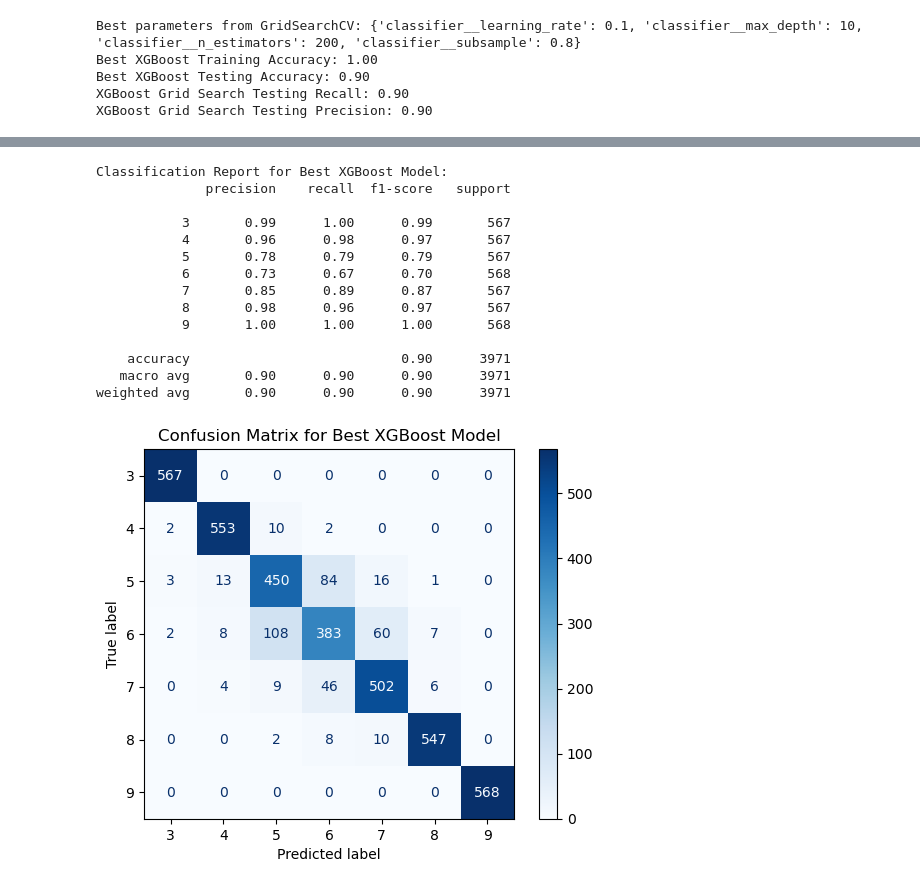
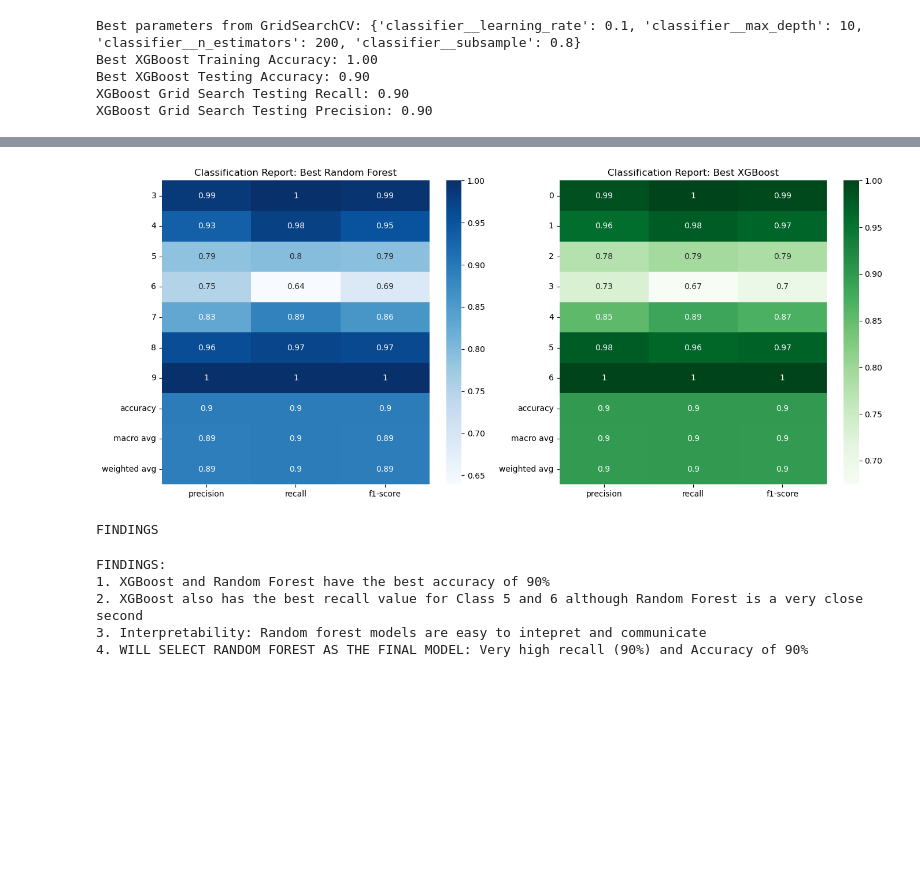
Before and after one commit to deepakkaushik72/Capstone_Wine_Quality_Classification, a Jupyter notebook: red_white_classification.ipynb, the cells around one changed output, grey strips where cells are left out. Saved outputs shown, nothing was run; the diff lists cells and outputs as text; code cells hidden in the pictures; blank space fills up the shorter version.

```diff
--- a/red_white_classification.ipynb
+++ b/red_white_classification.ipynb
@@ -980,27 +963,35 @@ weighted avg       0.89      0.90      0.89      3971
-# %%
-# classification report and confusion matrix for the best XGBoost model
-y_xgb_pred = best_xgb_model.predict(X_test)
-print("Classification Report for Best XGBoost Model:")
-print(classification_report(y_test_encoded, y_xgb_pred, target_names=label_encoder.classes_.astype(str)))
-
-cm = confusion_matrix(y_test_encoded, y_xgb_pred)
-disp = ConfusionMatrixDisplay(confusion_matrix=cm, display_labels=label_encoder.classes_.astype(str))
-disp.plot(cmap=plt.cm.Blues)
-plt.title('Confusion Matrix for Best XGBoost Model')
-plt.show()
-# %% [output]
-Classification Report for Best XGBoost Model:
-              precision    recall  f1-score   support
-
-           3       0.99      1.00      0.99       567
-           4       0.96      0.98      0.97       567
-           5       0.78      0.79      0.79       567
-           6       0.73      0.67      0.70       568
-           7       0.85      0.89      0.87       567
-           8       0.98      0.96      0.97       567
-           9       1.00      1.00      1.00       568
-
-    accuracy                           0.90      3971
-   macro avg       0.90      0.90      0.90      3971
-weighted avg       0.90      0.90      0.90      3971
-[figure, removed]
+# %%
+# CLASSIFICATION REPORT FOR BEST RANDOM FOREST AND BEST XGBOOST MODELS
+from sklearn.metrics import classification_report
+fig, axes = plt.subplots(1, 2, figsize=(14, 6))
+# Classification report for Best Random Forest
+rf_y_pred = best_rf_model.predict(X_test)
+rf_report = classification_report(y_test, rf_y_pred, output_dict=True)
+sns.heatmap(pd.DataFrame(rf_report).iloc[:-1, :].T, annot=True, cmap='Blues', ax=axes[0])
+axes[0].set_title('Classification Report: Best Random Forest')
+# Classification report for Best XGBoost
+xgb_y_pred = best_xgb_model.predict(X_test)
+xgb_report = classification_report(y_test_encoded, xgb_y_pred, output_dict=True)
+sns.heatmap(pd.DataFrame(xgb_report).iloc[:-1, :].T, annot=True, cmap='Greens', ax=axes[1])
+axes[1].set_title('Classification Report: Best XGBoost')
+plt.tight_layout()
+plt.show()
+# %% [output]
+[figure, added]
+# %%
+print("""FINDINGS""")
+# %% [output]
+FINDINGS
+# %%
+print("""FINDINGS:
+1. XGBoost and Random Forest have the best accuracy of 90%
+2. XGBoost also has the best recall value for Class 5 and 6 although Random Forest is a very close second
+3. Interpretability: Random forest models are easy to intepret and communicate
+4. WILL SELECT RANDOM FOREST AS THE FINAL MODEL: Very high recall (90%) and Accuracy of 90%
+""")
+# %% [output]
+FINDINGS:
+1. XGBoost and Random Forest have the best accuracy of 90%
+2. XGBoost also has the best recall value for Class 5 and 6 although Random Forest is a very close second
+3. Interpretability: Random forest models are easy to intepret and communicate
+4. WILL SELECT RANDOM FOREST AS THE FINAL MODEL: Very high recall (90%) and Accuracy of 90%
```
Also changed, not shown: parts of 10 cells of this notebook.
